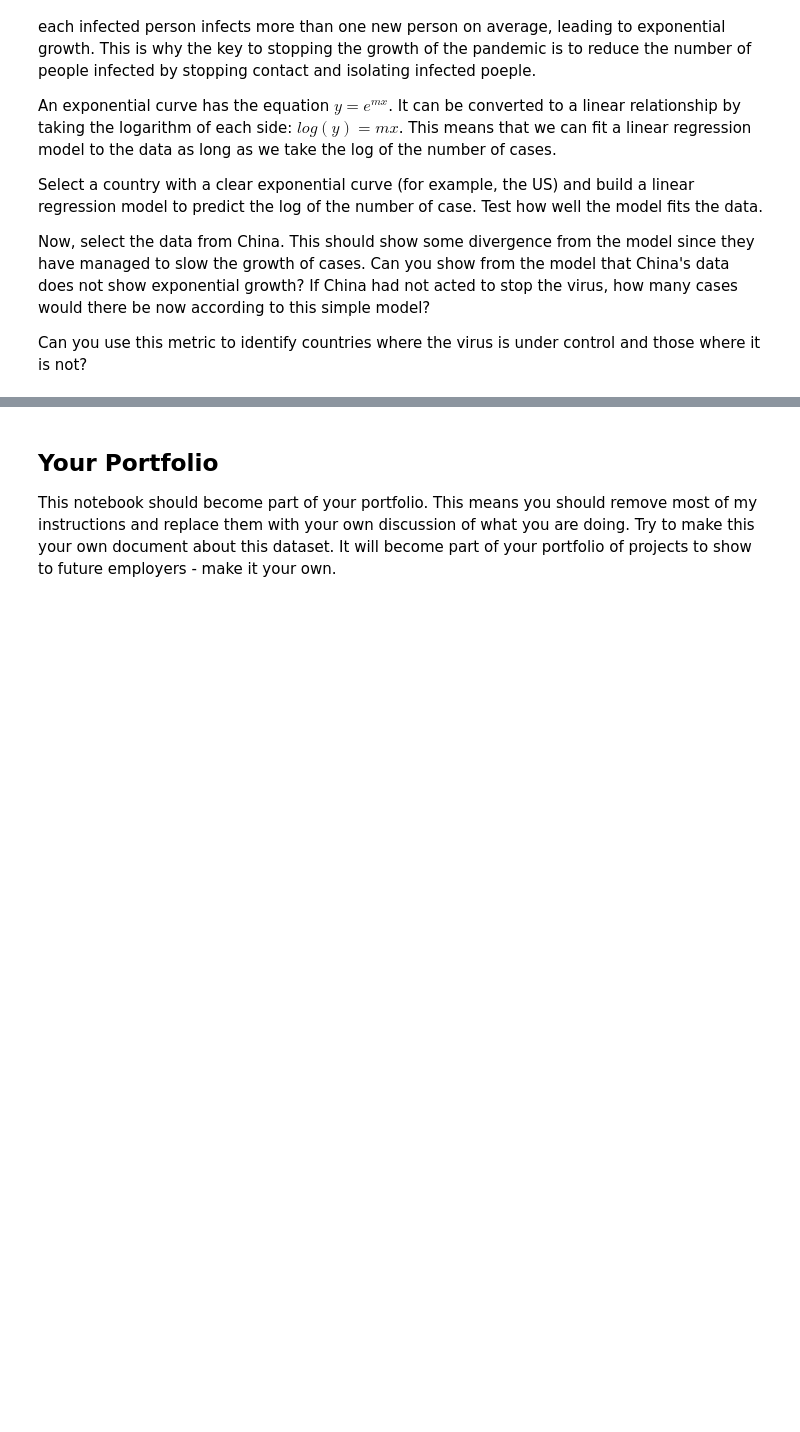
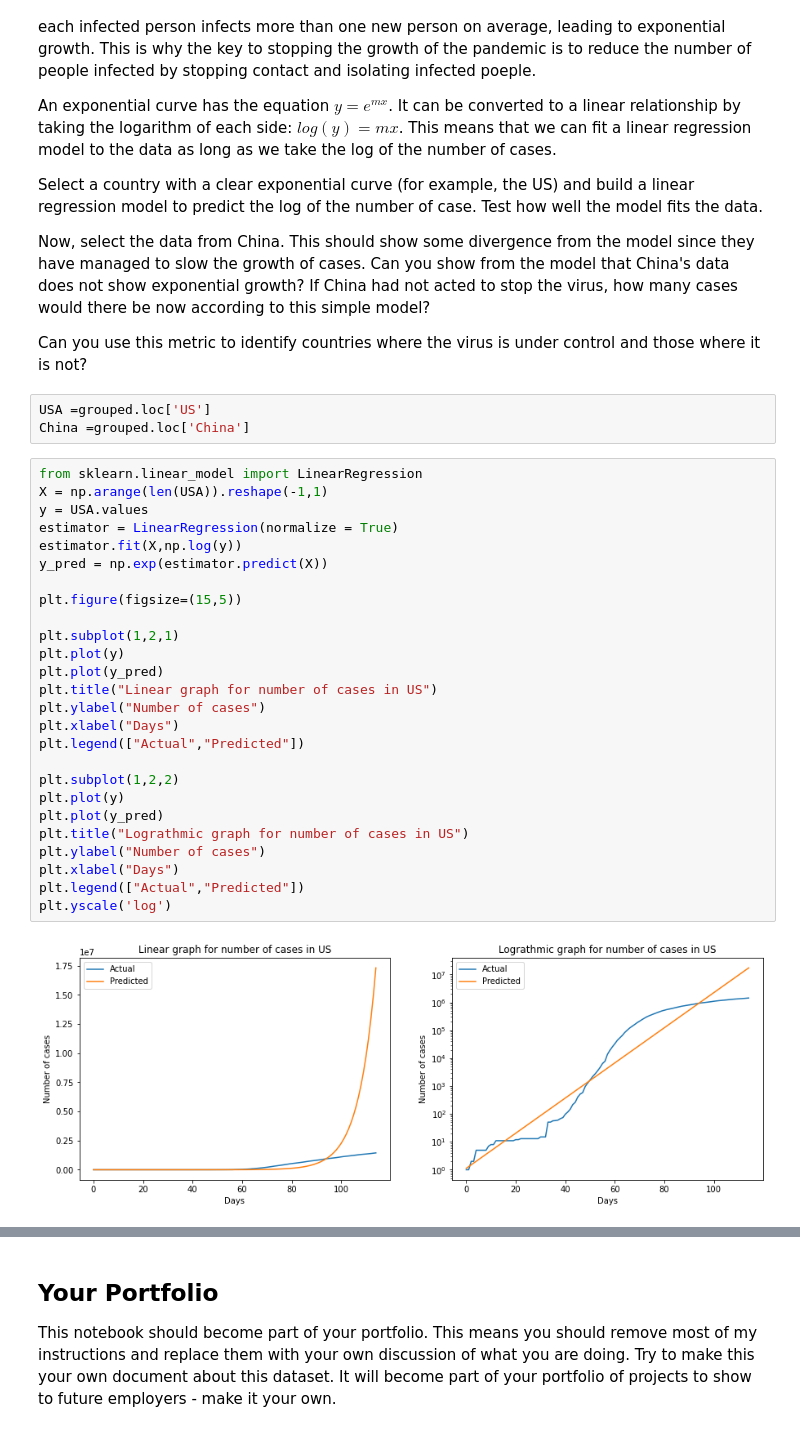
Before and after one commit to iamdraza/University-Practicals, a Jupyter notebook: Portfolio 2.ipynb, the cells around one changed output, grey strips where cells are left out. Cells and saved outputs as stored; diff of their text form; blank space fills up the shorter version.

```diff
--- a/Portfolio 2.ipynb
+++ b/Portfolio 2.ipynb
@@ -231,3 +331,34 @@ Select a country with a clear exponential curve (for example, the US) and build
 Now, select the data from China. This should show some divergence from the model since they have managed to slow the growth of cases.  Can you show from the model that China's data does not show exponential growth?   If China had not acted to stop the virus, how many cases would there be now according to this simple model?
 
 Can you use this metric to identify countries where the virus is under control and those where it is not?
+# %%
+USA =grouped.loc['US']
+China =grouped.loc['China']
+# %%
+from sklearn.linear_model import LinearRegression
+X = np.arange(len(USA)).reshape(-1,1)
+y = USA.values
+estimator = LinearRegression(normalize = True)
+estimator.fit(X,np.log(y))
+y_pred = np.exp(estimator.predict(X))
+
+plt.figure(figsize=(15,5))
+
+plt.subplot(1,2,1)
+plt.plot(y)
+plt.plot(y_pred)
+plt.title("Linear graph for number of cases in US")
+plt.ylabel("Number of cases")
+plt.xlabel("Days")
+plt.legend(["Actual","Predicted"])
+
+plt.subplot(1,2,2)
+plt.plot(y)
+plt.plot(y_pred)
+plt.title("Lograthmic graph for number of cases in US")
+plt.ylabel("Number of cases")
+plt.xlabel("Days")
+plt.legend(["Actual","Predicted"])
+plt.yscale('log')
+# %% [output]
+[figure, added]
```
Also changed, not shown: parts of 19 cells of this notebook.
